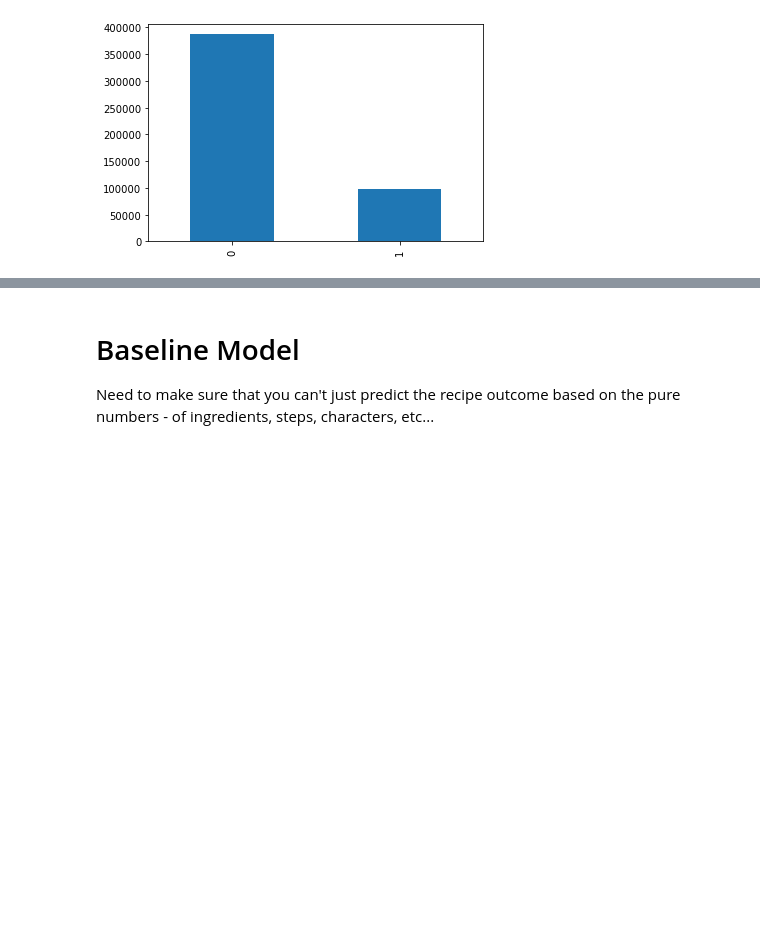
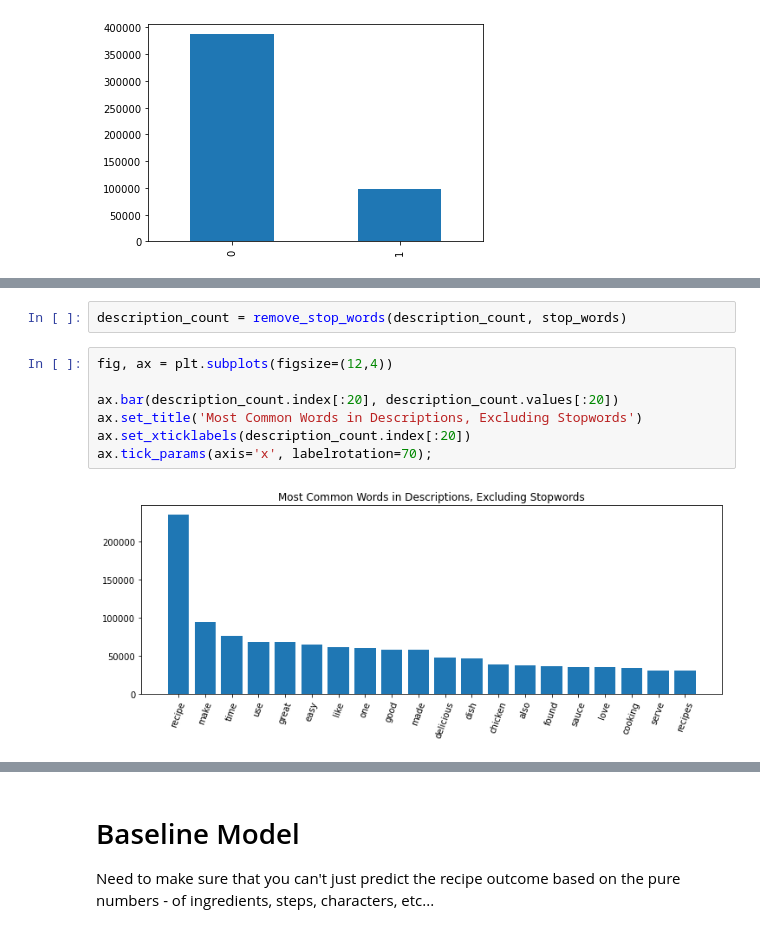
Before and after one commit to AJMarshall-25/NLP_Recipe_Analysis, a Jupyter notebook: EDA.ipynb, the cells around one changed output, grey strips where cells are left out. Cells and saved outputs as stored; diff of their text form; blank space fills up the shorter version.

```diff
--- a/EDA.ipynb
+++ b/EDA.ipynb
@@ -222,0 +356,11 @@ df.target.value_counts().plot(kind ='bar')
+# %%
+description_count = remove_stop_words(description_count, stop_words)
+# %%
+fig, ax = plt.subplots(figsize=(12,4))
+
+ax.bar(description_count.index[:20], description_count.values[:20])
+ax.set_title('Most Common Words in Descriptions, Excluding Stopwords')
+ax.set_xticklabels(description_count.index[:20])
+ax.tick_params(axis='x', labelrotation=70);
+# %% [output]
+[figure, added]
```
Also changed, not shown: parts of 35 cells of this notebook, 1 other file.
